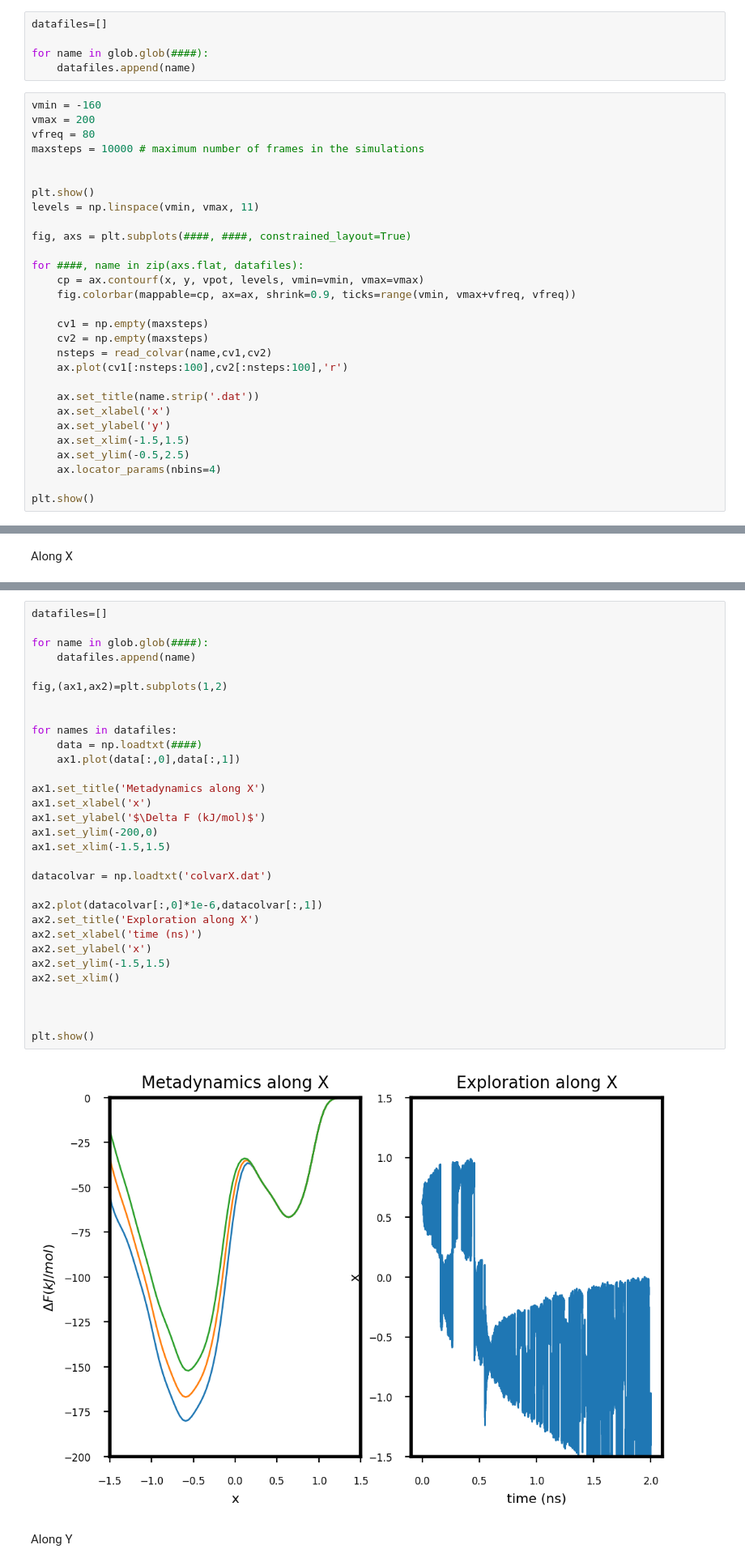
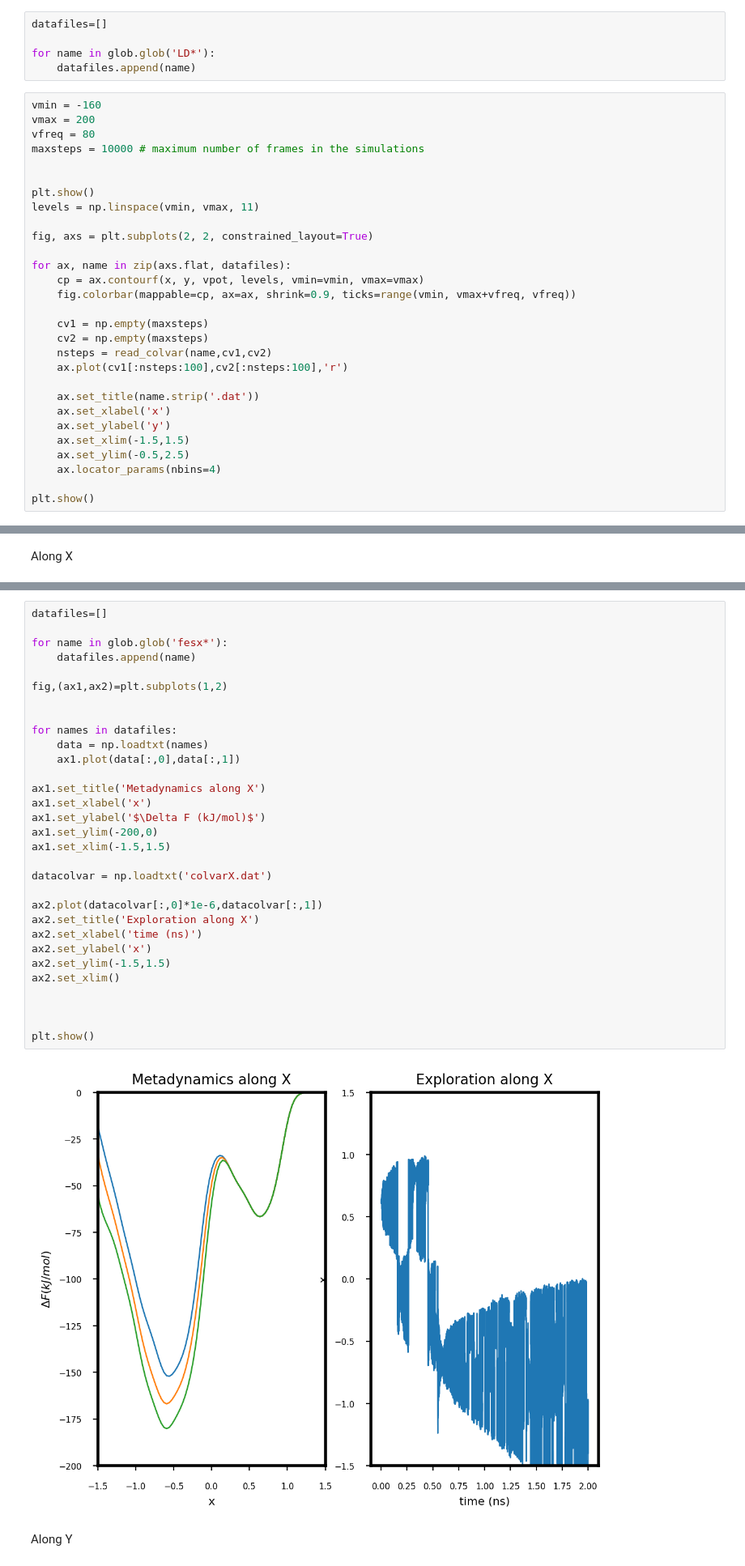
Before and after one commit to lianctrl/HandsOnSession_CMLS, a Jupyter notebook: HandsOn_Session_incomplete.ipynb, the cells around one changed output, grey strips where cells are left out. Shown at 81% size. Drawn from its saved outputs; the diff is of its cells as text.

```diff
--- a/HandsOn_Session_incomplete.ipynb
+++ b/HandsOn_Session_incomplete.ipynb
@@ -146,7 +148,7 @@ Substitute #### with something working from now on!
 # %%
 datafiles=[]
 
-for name in glob.glob(####):
+for name in glob.glob('LD*'):
     datafiles.append(name)
 # %%
 vmin = -160
@@ -158,9 +160,9 @@ maxsteps = 10000 # maximum number of frames in the simulations
 plt.show()
 levels = np.linspace(vmin, vmax, 11)
 
-fig, axs = plt.subplots(####, ####, constrained_layout=True)
+fig, axs = plt.subplots(2, 2, constrained_layout=True)
 
-for ####, name in zip(axs.flat, datafiles):
+for ax, name in zip(axs.flat, datafiles):
     cp = ax.contourf(x, y, vpot, levels, vmin=vmin, vmax=vmax)
     fig.colorbar(mappable=cp, ax=ax, shrink=0.9, ticks=range(vmin, vmax+vfreq, vfreq))
 
@@ -248,36 +250,36 @@ fesx3.dat           100%[===================>]   4.30K  --.-KB/s    in 0s
 # %%
 datafiles=[]
 
-for name in glob.glob(####):
+for name in glob.glob('fesx*'):
     datafiles.append(name)
 
 fig,(ax1,ax2)=plt.subplots(1,2)
 
 
 for names in datafiles:
-    data = np.loadtxt(####)
+    data = np.loadtxt(names)
     ax1.plot(data[:,0],data[:,1])
 
 ax1.set_title('Metadynamics along X')
 ax1.set_xlabel('x')
 ax1.set_ylabel('$\Delta F (kJ/mol)$')
 ax1.set_ylim(-200,0)
 ax1.set_xlim(-1.5,1.5)
 
 datacolvar = np.loadtxt('colvarX.dat')
 
 ax2.plot(datacolvar[:,0]*1e-6,datacolvar[:,1])
 ax2.set_title('Exploration along X')
 ax2.set_xlabel('time (ns)')
 ax2.set_ylabel('x')
 ax2.set_ylim(-1.5,1.5)
 ax2.set_xlim()
 
 
 
 plt.show()
 # %% [output]
-[figure, old version]
+[figure, new version]
 # %% [markdown]
 Along Y
 # %%
```
Also changed, not shown: parts of 37 cells of this notebook.
